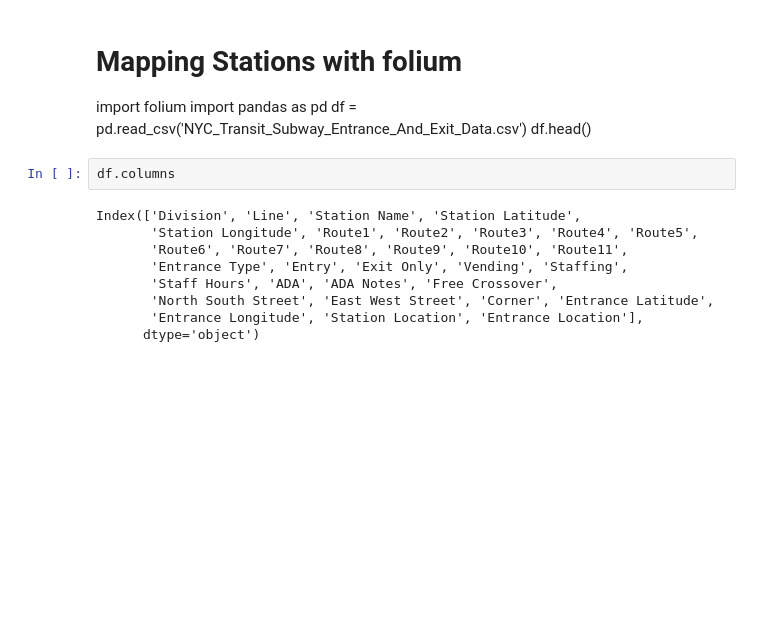
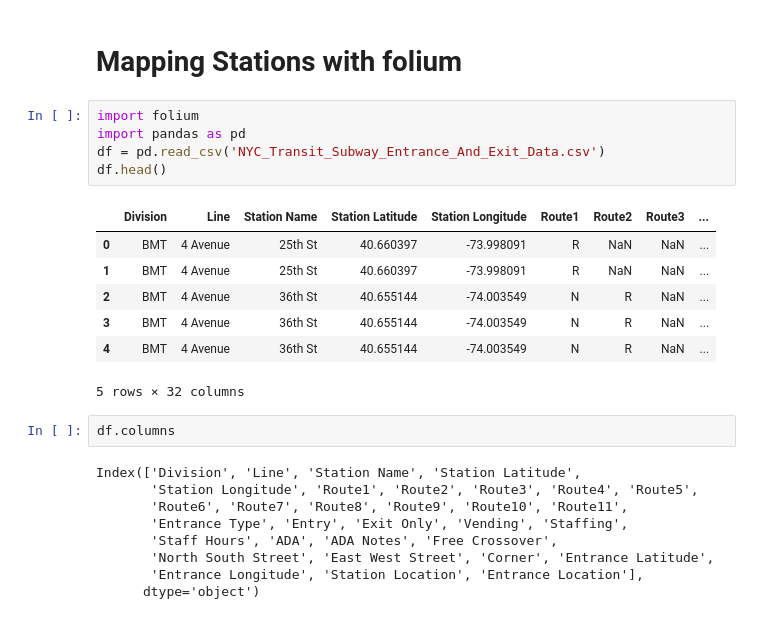
Before and after one commit to brianhtam/metis_project_1, a Jupyter notebook: Maps.ipynb, the cells around one changed output. Drawn from its saved outputs; the diff is of its cells as text; blank space fills up the shorter version.

```diff
--- a/Maps.ipynb
+++ b/Maps.ipynb
@@ -1,10 +1,18 @@
-# %% [markdown]
-# Mapping Stations with folium
-
-import folium
-import pandas as pd
-df = pd.read_csv('NYC_Transit_Subway_Entrance_And_Exit_Data.csv')
-df.head()
+# %% [markdown]
+# Mapping Stations with folium
+# %%
+import folium
+import pandas as pd
+df = pd.read_csv('NYC_Transit_Subway_Entrance_And_Exit_Data.csv')
+df.head()
+# %% [output]
+|  | Division | Line | Station Name | Station Latitude | Station Longitude | Route1 | Route2 | Route3 | ... |
+| 0 | BMT | 4 Avenue | 25th St | 40.660397 | -73.998091 | R | NaN | NaN | ... |
+| 1 | BMT | 4 Avenue | 25th St | 40.660397 | -73.998091 | R | NaN | NaN | ... |
+| 2 | BMT | 4 Avenue | 36th St | 40.655144 | -74.003549 | N | R | NaN | ... |
+| 3 | BMT | 4 Avenue | 36th St | 40.655144 | -74.003549 | N | R | NaN | ... |
+| 4 | BMT | 4 Avenue | 36th St | 40.655144 | -74.003549 | N | R | NaN | ... |
+5 rows × 32 columns
 # %%
 df.columns
 # %% [output]
```
Also changed, not shown: parts of 19 cells of this notebook.
